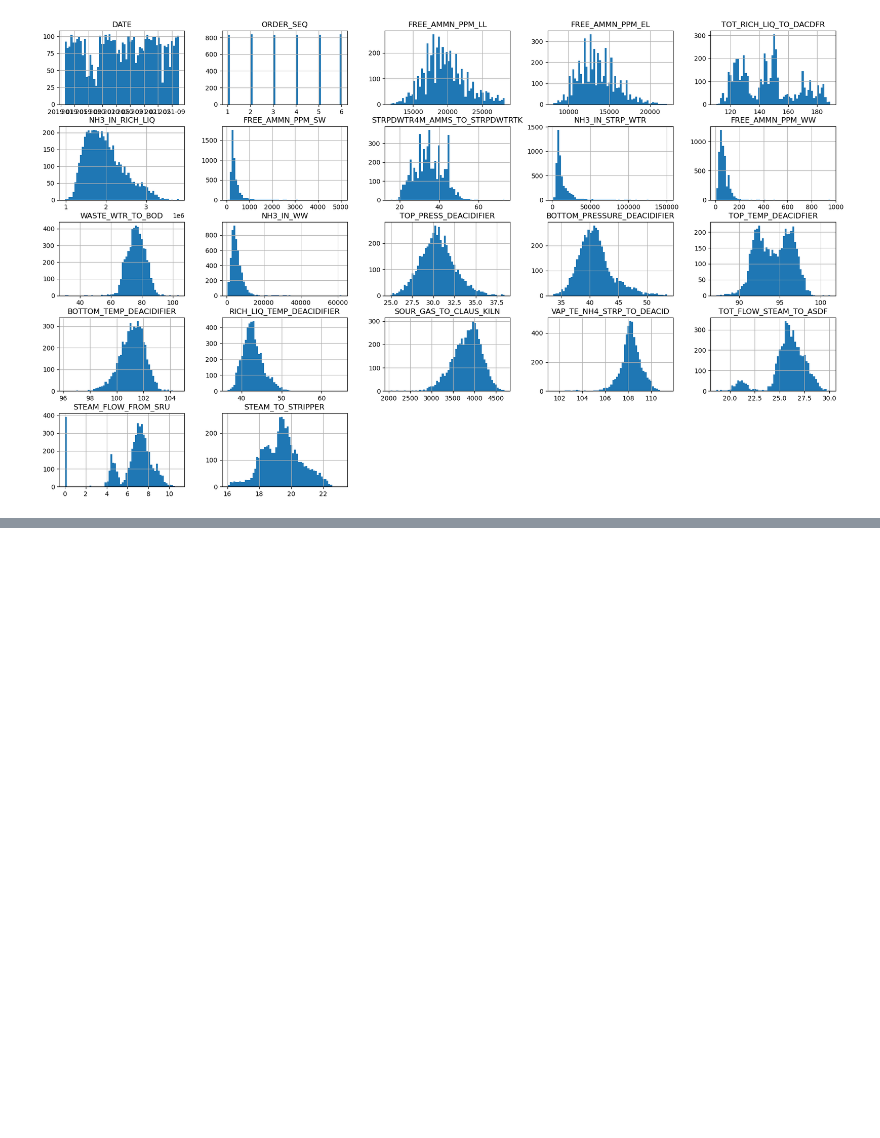
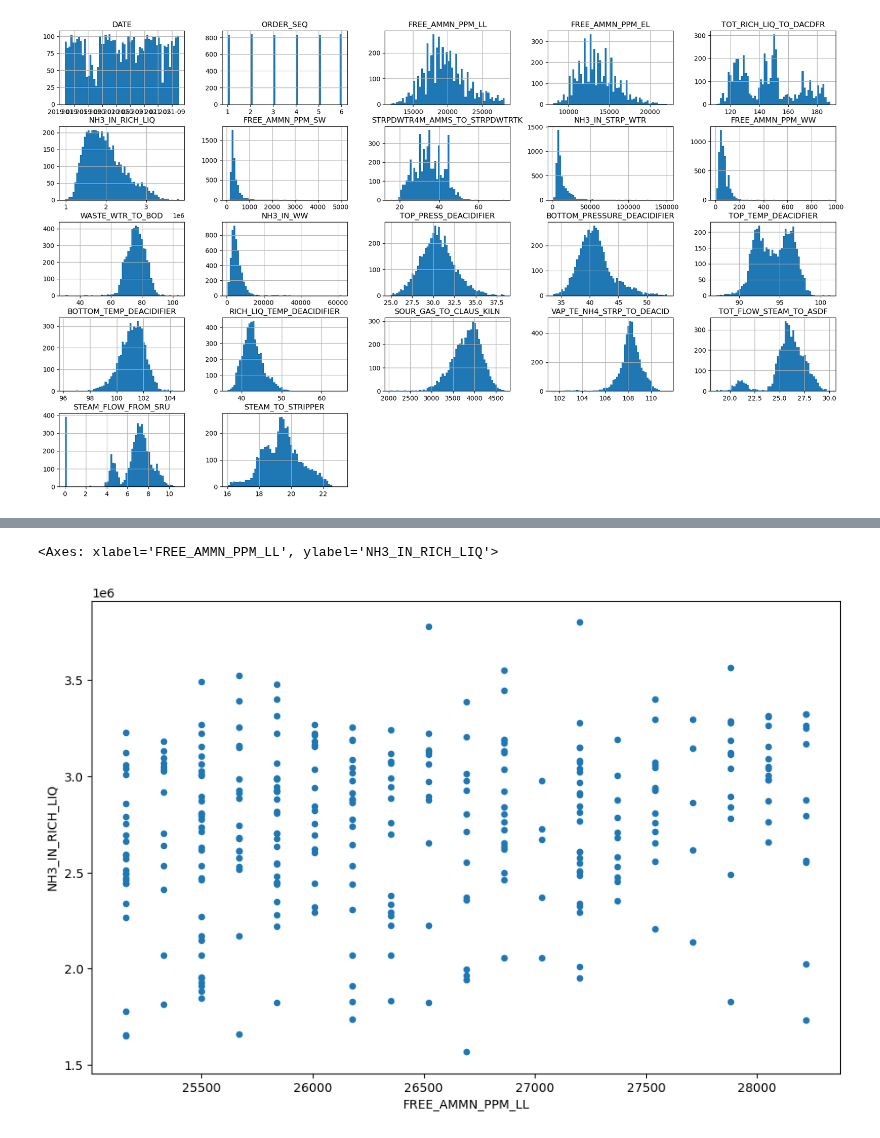
Before and after one commit to BadBunny07/NH3_LL_ByProduct_EDA, a Jupyter notebook: ByProduct_Regression_EDA-checkpoint.ipynb, the cells around one changed output, grey strips where cells are left out. Cells and saved outputs as stored; diff of their text form; code cells hidden in the pictures; blank space fills up the shorter version.

```diff
--- a/ByProduct_Regression_EDA-checkpoint.ipynb
+++ b/ByProduct_Regression_EDA-checkpoint.ipynb
@@ -192,4 +192,5 @@ array([[<Axes: title={'center': 'DATE'}>,
         <Axes: >, <Axes: >]], dtype=object)
 [figure]
 # %%
-dataset[dataset]
+ammnllprod=dataset[dataset['FREE_AMMN_PPM_LL']>25000]
+ammnllprod
@@ -195,0 +211,5 @@ dataset[dataset]
+# %%
+ammnllprod[['FREE_AMMN_PPM_LL','NH3_IN_RICH_LIQ']].plot(kind='scatter',x='FREE_AMMN_PPM_LL',y='NH3_IN_RICH_LIQ',figsize=(11,7))
+# %% [output]
+<Axes: xlabel='FREE_AMMN_PPM_LL', ylabel='NH3_IN_RICH_LIQ'>
+[figure, added]
```
Also changed, not shown: parts of 8 cells of this notebook.
